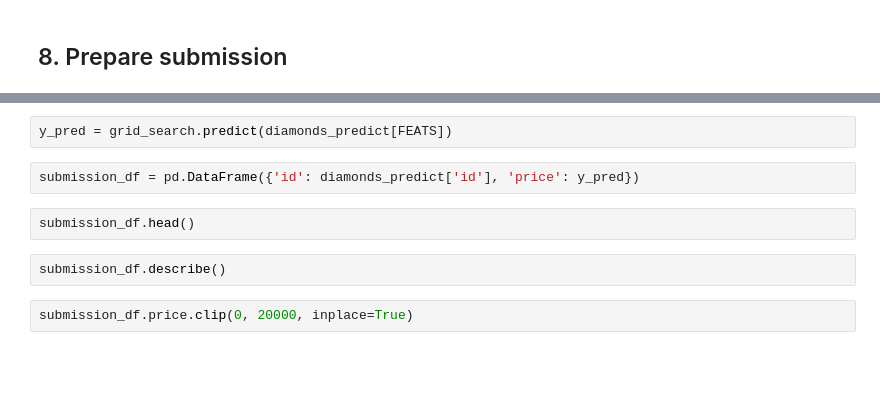
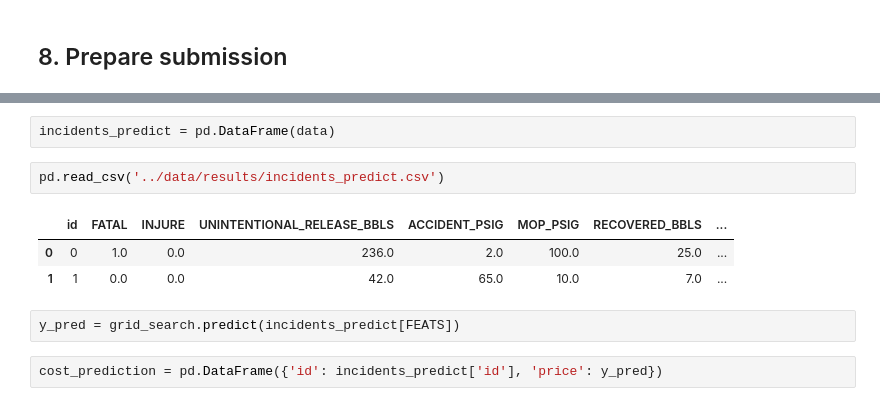
Before and after one commit to EloyGomez-bd/Ironhack_final_project, a Jupyter notebook: notebooks/data_modelling.ipynb, the cells around one changed output, grey strips where cells are left out. Drawn from its saved outputs; the diff is of its cells as text; blank space fills up the shorter version.

Commit message:
predict template added

```diff
--- a/notebooks/data_modelling.ipynb
+++ b/notebooks/data_modelling.ipynb
@@ -289,10 +305,12 @@ grid_search.best_score_
+# %%
+incidents_predict = pd.DataFrame(data)
+# %%
+pd.read_csv('../data/results/incidents_predict.csv')
+# %% [output]
+|  | id | FATAL | INJURE | UNINTENTIONAL_RELEASE_BBLS | ACCIDENT_PSIG | MOP_PSIG | RECOVERED_BBLS | ... |
+| 0 | 0 | 1.0 | 0.0 | 236.0 | 2.0 | 100.0 | 25.0 | ... |
+| 1 | 1 | 0.0 | 0.0 | 42.0 | 65.0 | 10.0 | 7.0 | ... |
 # %%
-y_pred = grid_search.predict(diamonds_predict[FEATS])
+y_pred = grid_search.predict(incidents_predict[FEATS])
 # %%
-submission_df = pd.DataFrame({'id': diamonds_predict['id'], 'price': y_pred})
+cost_prediction = pd.DataFrame({'id': incidents_predict['id'], 'price': y_pred})
-# %%
-submission_df.head()
-# %%
-submission_df.describe()
-# %%
-submission_df.price.clip(0, 20000, inplace=True)
```
Also changed, not shown: parts of 7 cells of this notebook, 1 other file.
